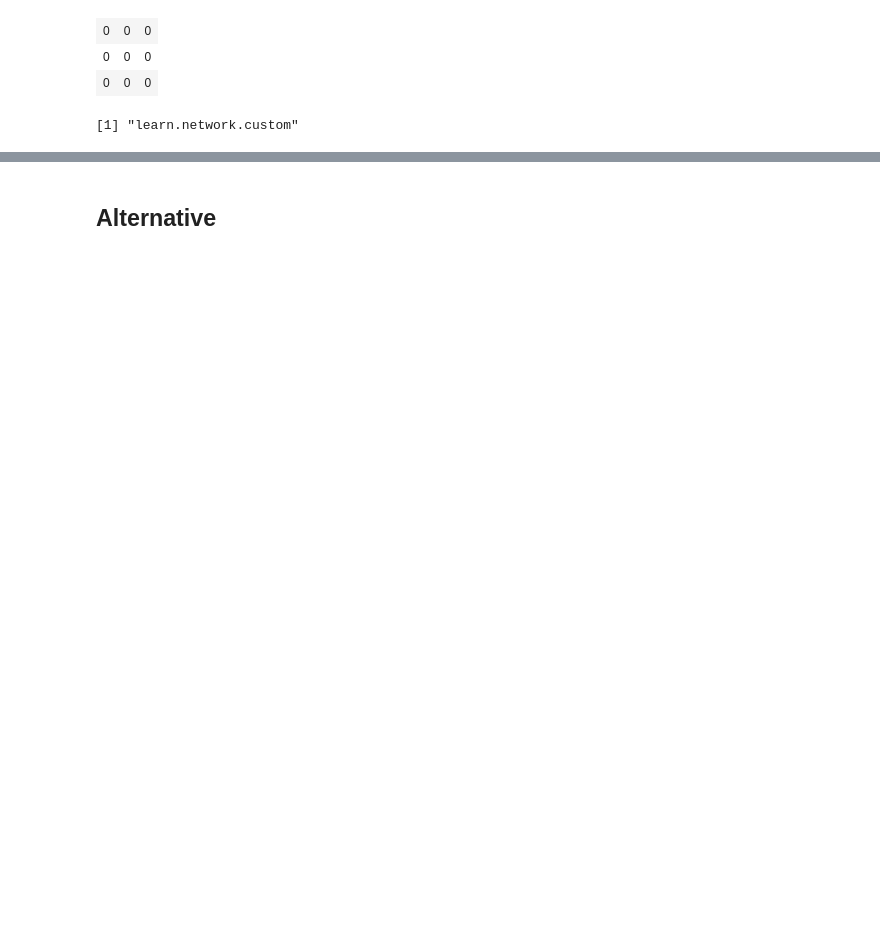
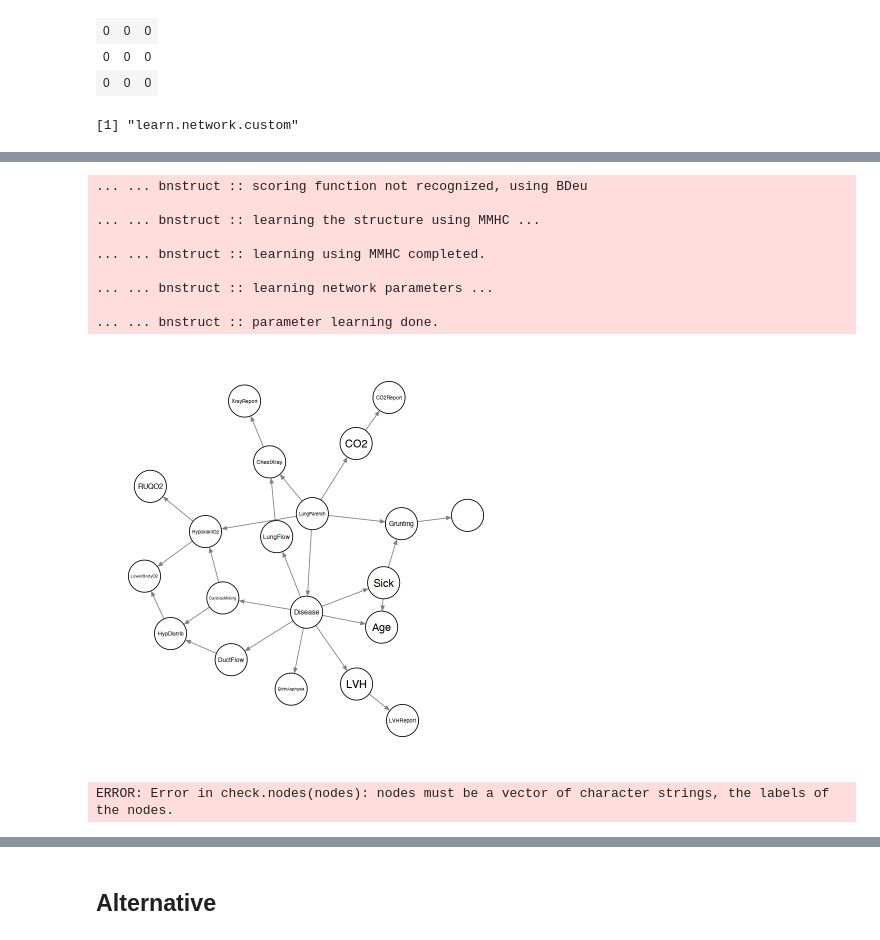
Before and after one commit to emabaci/Advanced-Statistics-Project, a Jupyter notebook: K2_Bayesian_Network.ipynb, the cells around one changed output, grey strips where cells are left out. Saved outputs shown, nothing was run; the diff lists cells and outputs as text; code cells hidden in the pictures; blank space fills up the shorter version.

```diff
--- a/K2_Bayesian_Network.ipynb
+++ b/K2_Bayesian_Network.ipynb
@@ -591,0 +551,5 @@ x2           1         2
+# %%
+dataset <- child()
+dataset <- impute(dataset)
+Child   <- imputed.data(dataset)
+Child
@@ -591,0 +578,26 @@ x2           1         2
+# %%
+# learning with imputed data,
+imp.dataset <- impute(dataset)
+net  <- learn.network(imp.dataset,
+                      use.imputed.data = TRUE,
+                      algorithm = 'K2',
+                      scoring.func = 'k2')
+
+#net <- learn.network.custom(imp.dataset, scoring.func='K2')#, algo='default')
+
+plot(net, method="qgraph")
+# %% [output]
+... ... bnstruct :: scoring function not recognized, using BDeu
+
+... ... bnstruct :: learning the structure using MMHC ...
+
+... ... bnstruct :: learning using MMHC completed.
+
+... ... bnstruct :: learning network parameters ...
+
+... ... bnstruct :: parameter learning done.
+[figure, added]
+# %%
+K2(Child, 1:19, max.parents=2, output.prob=TRUE)
+# %% [output]
+ERROR: Error in check.nodes(nodes): nodes must be a vector of character strings, the labels of the nodes.
```
Also changed, not shown: parts of 25 cells of this notebook.
